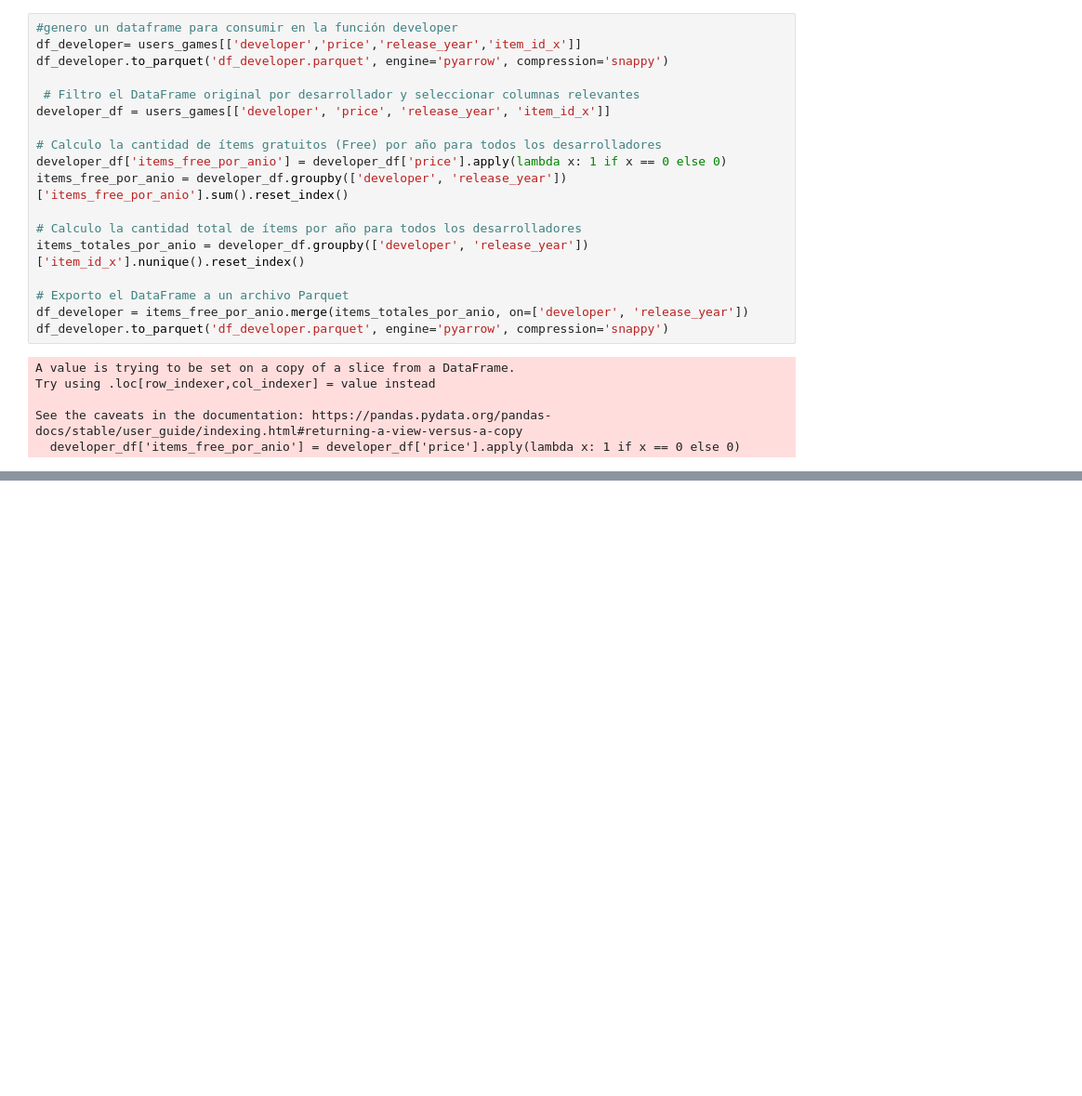
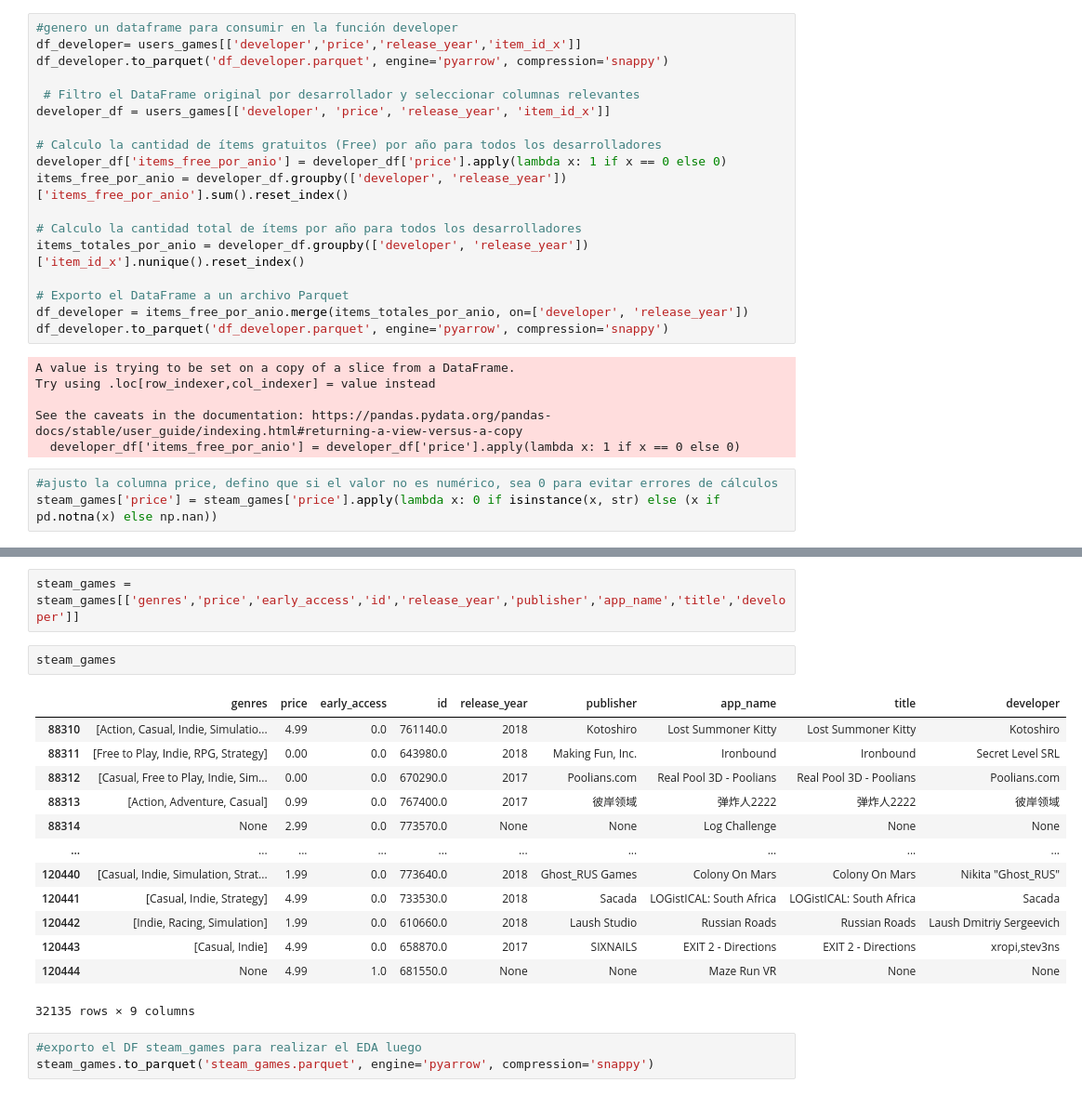
Before and after one commit to gferreira1205/Proy.-Data-Analyst-1, a Jupyter notebook: JupyterNotebooks/Data Engineer.ipynb, the cells around one changed output, grey strips where cells are left out. Shown at 93% size. Drawn from its saved outputs; the diff is of its cells as text; blank space fills up the shorter version.

```diff
--- a/JupyterNotebooks/Data Engineer.ipynb
+++ b/JupyterNotebooks/Data Engineer.ipynb
@@ -352,3 +354,6 @@ Try using .loc[row_indexer,col_indexer] = value instead
 
 See the caveats in the documentation: https://pandas.pydata.org/pandas-docs/stable/user_guide/indexing.html#returning-a-view-versus-a-copy
   developer_df['items_free_por_anio'] = developer_df['price'].apply(lambda x: 1 if x == 0 else 0)
+# %%
+#ajusto la columna price, defino que si el valor no es numérico, sea 0 para evitar errores de cálculos
+steam_games['price'] = steam_games['price'].apply(lambda x: 0 if isinstance(x, str) else (x if pd.notna(x) else np.nan))
@@ -354,0 +376,21 @@ See the caveats in the documentation: https://pandas.pydata.org/pandas-docs/stab
+# %%
+steam_games = steam_games[['genres','price','early_access','id','release_year','publisher','app_name','title','developer']]
+# %%
+steam_games
+# %% [output]
+|  | genres | price | early_access | id | release_year | publisher | app_name | title | developer |
+| 88310 | [Action, Casual, Indie, Simulatio... | 4.99 | 0.0 | 761140.0 | 2018 | Kotoshiro | Lost Summoner Kitty | Lost Summoner Kitty | Kotoshiro |
+| 88311 | [Free to Play, Indie, RPG, Strategy] | 0.00 | 0.0 | 643980.0 | 2018 | Making Fun, Inc. | Ironbound | Ironbound | Secret Level SRL |
+| 88312 | [Casual, Free to Play, Indie, Sim... | 0.00 | 0.0 | 670290.0 | 2017 | Poolians.com | Real Pool 3D - Poolians | Real Pool 3D - Poolians | Poolians.com |
+| 88313 | [Action, Adventure, Casual] | 0.99 | 0.0 | 767400.0 | 2017 | 彼岸领域 | 弹炸人2222 | 弹炸人2222 | 彼岸领域 |
+| 88314 | None | 2.99 | 0.0 | 773570.0 | None | None | Log Challenge | None | None |
+| ... | ... | ... | ... | ... | ... | ... | ... | ... | ... |
+| 120440 | [Casual, Indie, Simulation, Strat... | 1.99 | 0.0 | 773640.0 | 2018 | Ghost_RUS Games | Colony On Mars | Colony On Mars | Nikita "Ghost_RUS" |
+| 120441 | [Casual, Indie, Strategy] | 4.99 | 0.0 | 733530.0 | 2018 | Sacada | LOGistICAL: South Africa | LOGistICAL: South Africa | Sacada |
+| 120442 | [Indie, Racing, Simulation] | 1.99 | 0.0 | 610660.0 | 2018 | Laush Studio | Russian Roads | Russian Roads | Laush Dmitriy Sergeevich |
+| 120443 | [Casual, Indie] | 4.99 | 0.0 | 658870.0 | 2017 | SIXNAILS | EXIT 2 - Directions | EXIT 2 - Directions | xropi,stev3ns |
+| 120444 | None | 4.99 | 1.0 | 681550.0 | None | None | Maze Run VR | None | None |
+32135 rows × 9 columns
+# %%
+#exporto el DF steam_games para realizar el EDA luego
+steam_games.to_parquet('steam_games.parquet', engine='pyarrow', compression='snappy')
```
Also changed, not shown: parts of 5 cells of this notebook, 7 other files.
